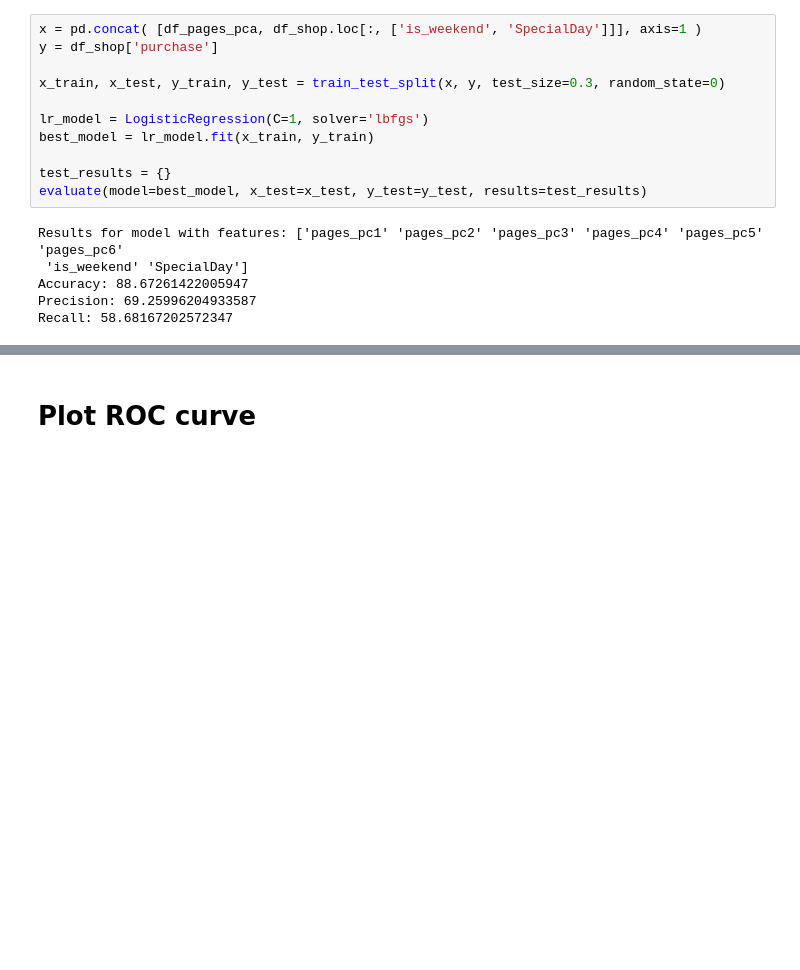
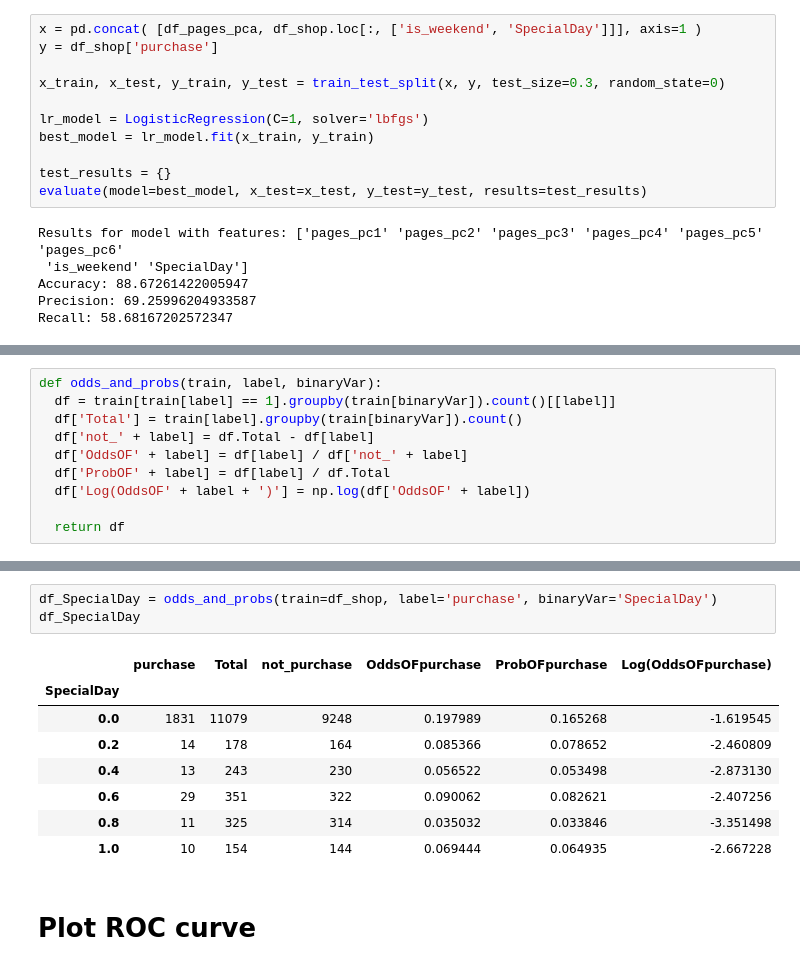
Before and after one commit to pati-dev/predict-shopping-intention, a Jupyter notebook: predict_purchase.ipynb, the cells around one changed output, grey strips where cells are left out. Cells and saved outputs as stored; diff of their text form; blank space fills up the shorter version.

```diff
--- a/predict_purchase.ipynb
+++ b/predict_purchase.ipynb
@@ -416,0 +424,10 @@ Recall: 58.68167202572347
+# %%
+def odds_and_probs(train, label, binaryVar):
+  df = train[train[label] == 1].groupby(train[binaryVar]).count()[[label]]
+  df['Total'] = train[label].groupby(train[binaryVar]).count()
+  df['not_' + label] = df.Total - df[label]
+  df['OddsOF' + label] = df[label] / df['not_' + label]
+  df['ProbOF' + label] = df[label] / df.Total
+  df['Log(OddsOF' + label + ')'] = np.log(df['OddsOF' + label])
+
+  return df
@@ -417,3 +442,15 @@ Recall: 58.68167202572347
+# %%
+df_SpecialDay = odds_and_probs(train=df_shop, label='purchase', binaryVar='SpecialDay')
+df_SpecialDay
+# %% [output]
+|  | purchase | Total | not_purchase | OddsOFpurchase | ProbOFpurchase | Log(OddsOFpurchase) |
+| SpecialDay |  |  |  |  |  |  |
+| 0.0 | 1831 | 11079 | 9248 | 0.197989 | 0.165268 | -1.619545 |
+| 0.2 | 14 | 178 | 164 | 0.085366 | 0.078652 | -2.460809 |
+| 0.4 | 13 | 243 | 230 | 0.056522 | 0.053498 | -2.873130 |
+| 0.6 | 29 | 351 | 322 | 0.090062 | 0.082621 | -2.407256 |
+| 0.8 | 11 | 325 | 314 | 0.035032 | 0.033846 | -3.351498 |
+| 1.0 | 10 | 154 | 144 | 0.069444 | 0.064935 | -2.667228 |
 # %% [markdown]
 # Plot ROC curve
 # %%
```
Also changed, not shown: parts of 5 cells of this notebook.
